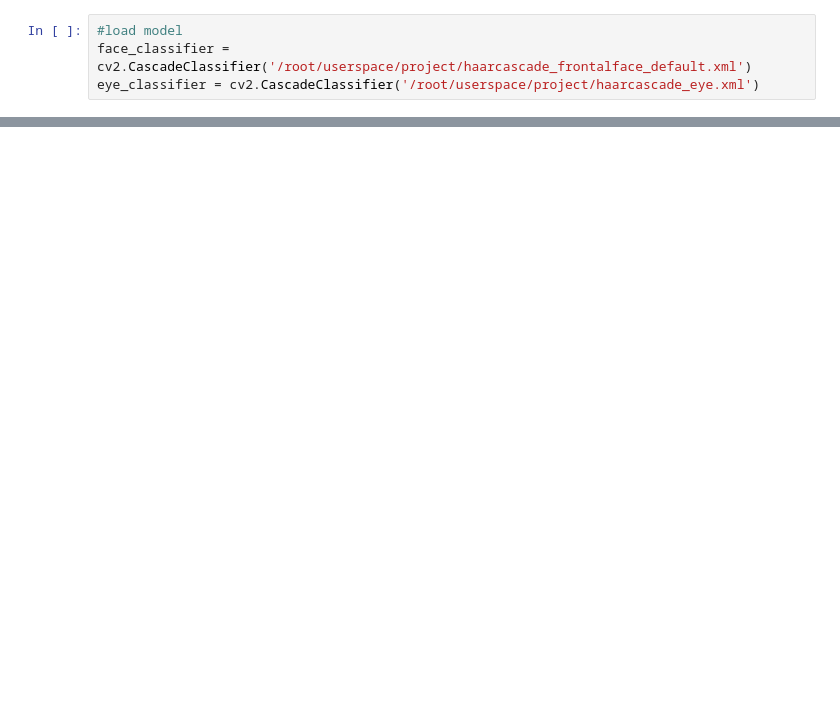
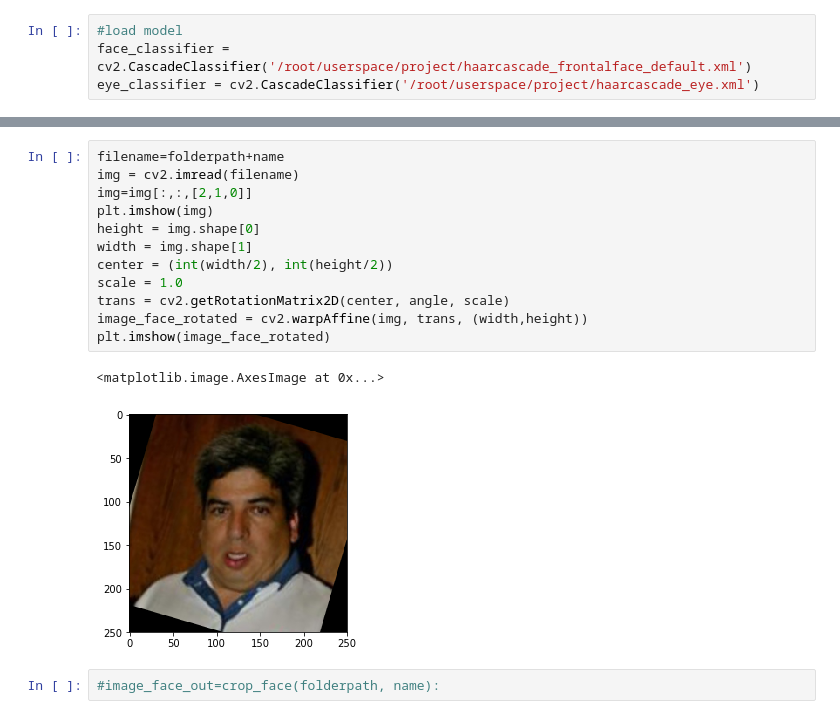
Before and after one commit to ghtaro/Face_Generation, a Jupyter notebook: face_cropping.ipynb, the cells around one changed output, grey strips where cells are left out. Drawn from its saved outputs; the diff is of its cells as text; blank space fills up the shorter version.

```diff
--- a/face_cropping.ipynb
+++ b/face_cropping.ipynb
@@ -101,0 +78,17 @@ plt.imshow(image_face_rotated)
+# %%
+filename=folderpath+name
+img = cv2.imread(filename)
+img=img[:,:,[2,1,0]]
+plt.imshow(img)
+height = img.shape[0]
+width = img.shape[1]
+center = (int(width/2), int(height/2))
+scale = 1.0
+trans = cv2.getRotationMatrix2D(center, angle, scale)
+image_face_rotated = cv2.warpAffine(img, trans, (width,height))
+plt.imshow(image_face_rotated)
+# %% [output]
+<matplotlib.image.AxesImage at 0x...>
+[figure, added]
+# %%
+#image_face_out=crop_face(folderpath, name):
```
Also changed, not shown: parts of 7 cells of this notebook.
